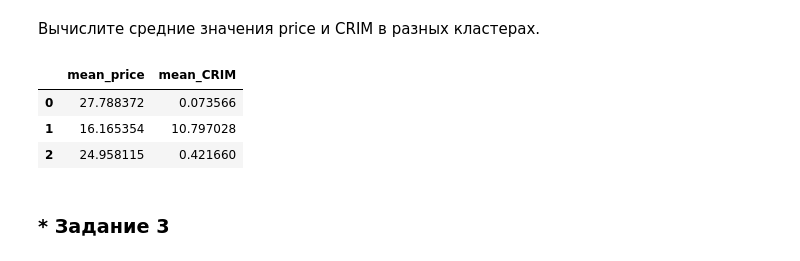
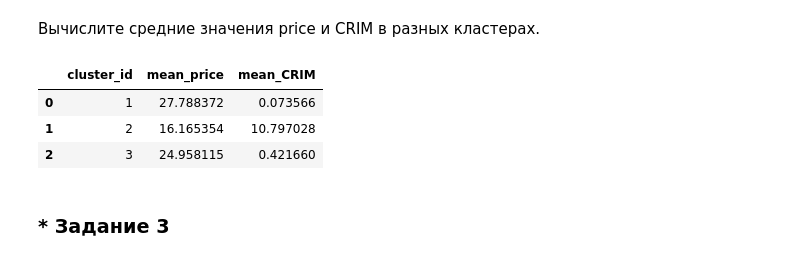
Before and after one commit to AlexandraFil/Geekbrains_2.0, a Jupyter notebook: python_ds/lesson_8/sklearn_without.ipynb, the cells around one changed output. Cells and saved outputs as stored; diff of their text form; code cells hidden in the pictures.

```diff
--- a/python_ds/lesson_8/sklearn_without.ipynb
+++ b/python_ds/lesson_8/sklearn_without.ipynb
@@ -124,18 +124,23 @@ plt.show()
 [figure]
 # %% [markdown]
 Вычислите средние значения price и CRIM в разных кластерах.
+# %%
+mean_price_1 = y_train['price'][labels_train == 0].mean()
+mean_price_2 = y_train['price'][labels_train == 1].mean()
+mean_price_3 = y_train['price'][labels_train == 2].mean()
 # %%
 clusters = pd.DataFrame({
-    'mean_price': [y_train['price'][labels_train == 0].mean(),  y_train['price'][labels_train == 1].mean(), y_train['price'][labels_train == 2].mean()],
+    'cluster_id': [1, 2 ,3],
+    'mean_price': [mean_price_1, mean_price_2, mean_price_3],
     'mean_CRIM': [X_train['CRIM'][labels_train == 0].mean(), X_train['CRIM'][labels_train == 1].mean(), X_train['CRIM'][labels_train == 2].mean()],
 })
 
 clusters
 # %% [output]
-|  | mean_price | mean_CRIM |
-| 0 | 27.788372 | 0.073566 |
-| 1 | 16.165354 | 10.797028 |
-| 2 | 24.958115 | 0.421660 |
+|  | cluster_id | mean_price | mean_CRIM |
+| 0 | 1 | 27.788372 | 0.073566 |
+| 1 | 2 | 16.165354 | 10.797028 |
+| 2 | 3 | 24.958115 | 0.421660 |
 # %% [markdown]
 ### * Задание 3
 # %% [markdown]
```
Also changed, not shown: parts of 4 cells of this notebook.
